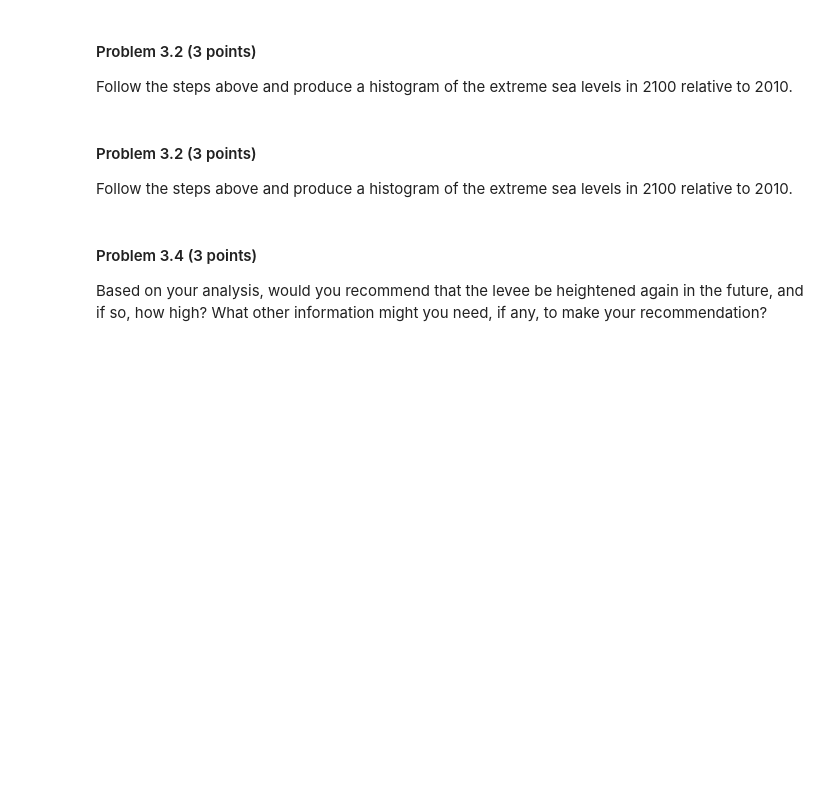
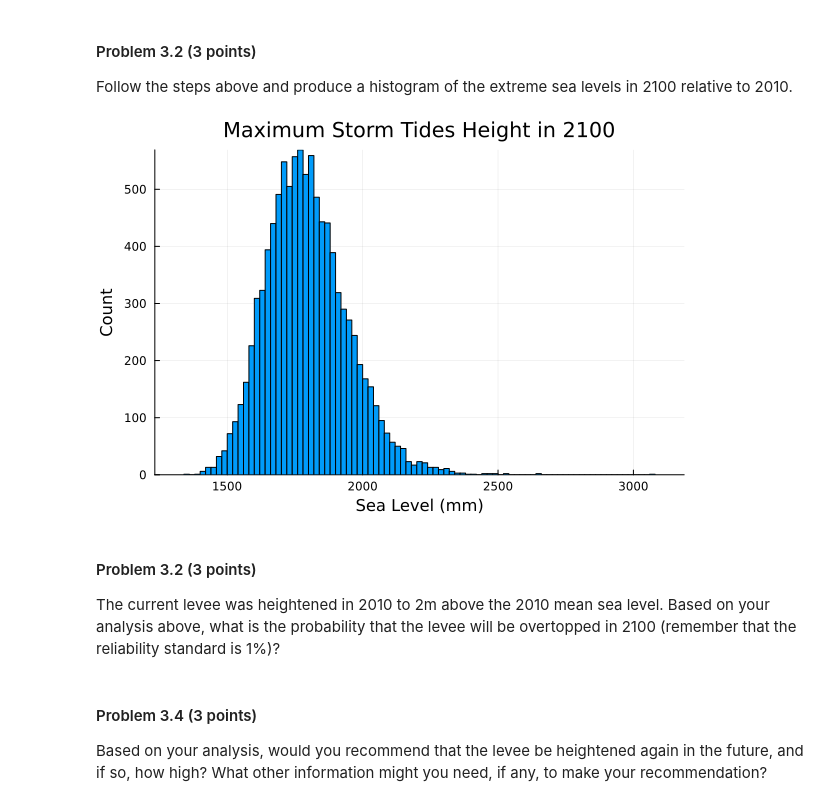
Before and after one commit to BEE4750-FA23/hw3-bsp67, a Jupyter notebook: hw03.ipynb, the cells around one changed output. Drawn from its saved outputs; the diff is of its cells as text; code cells hidden in the pictures; blank space fills up the shorter version.

```diff
--- a/hw03.ipynb
+++ b/hw03.ipynb
@@ -459,11 +471,23 @@ as needed.
 
 Follow the steps above and produce a histogram of the extreme sea levels
 in 2100 relative to 2010.
+# %%
+#total subsidence is 1 less than the difference in years muliplied by the annual rate of subsidence
+total_subsidence = (2100-2010+1)*1.2
+
+#find maximum sea levels for 2100 by adding sea level anomalies, max tide, and subsidence
+#maximum tide is rand(tide_distribution, 10000)
+maximum_sea_level = sea_level_2100 .+ rand(tide_distribution, 10000)  .+total_subsidence
+
+#make histogram
+histogram(maximum_sea_level, xlabel = "Sea Level (mm)", ylabel = "Count",
+    title = "Maximum Storm Tides Height in 2100", legend=:false)
+# %% [output]
+[figure, added]
 # %% [markdown]
 #### Problem 3.2 (3 points)
 
-Follow the steps above and produce a histogram of the extreme sea levels
-in 2100 relative to 2010.
+The current levee was heightened in 2010 to 2m above the 2010 mean sea level. Based on your analysis above, what is the probability that the levee will be overtopped in 2100 (remember that the reliability standard is 1%)?
 # %% [markdown]
 #### Problem 3.4 (3 points)
 
```
Also changed, not shown: parts of 2 cells of this notebook.
